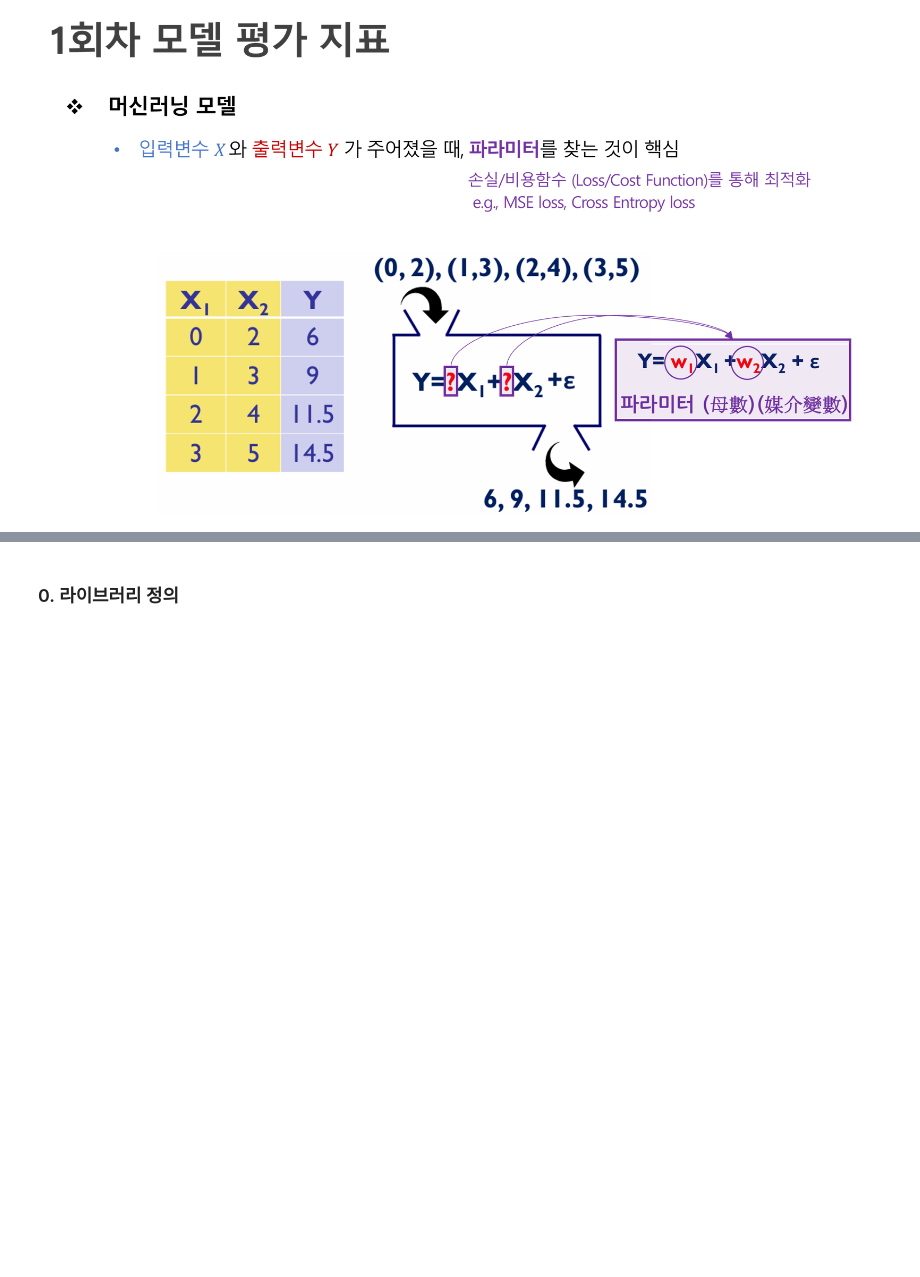
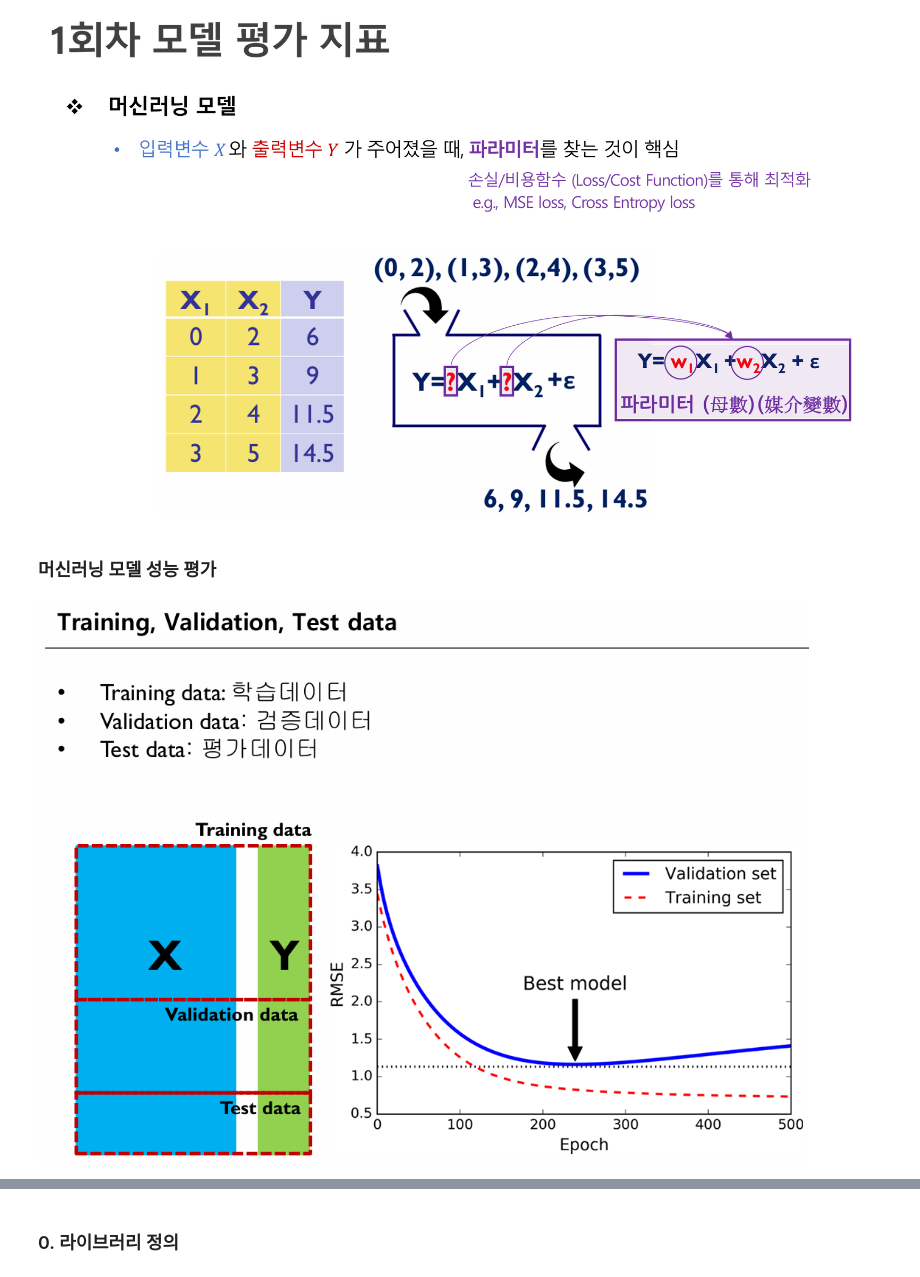
Before and after one commit to Im-JihyunKim/2024_LGE_Model_Eval, a Jupyter notebook: 1-regression.ipynb, the cells around one changed output, grey strips where cells are left out. Cells and saved outputs as stored; diff of their text form; code cells hidden in the pictures; blank space fills up the shorter version.

```diff
--- a/1-regression.ipynb
+++ b/1-regression.ipynb
@@ -16,4 +16,10 @@ Image('./images/assistant.png')
 Image('./images/ml.png')
 # %% [output]
 [figure]
+# %% [markdown]
+### 머신러닝 모델 성능 평가
+# %%
+Image('./images/valid.png')
+# %% [output]
+[figure, added]
 # %% [markdown]
```
Also changed, not shown: parts of 16 cells of this notebook, 5 other files.
